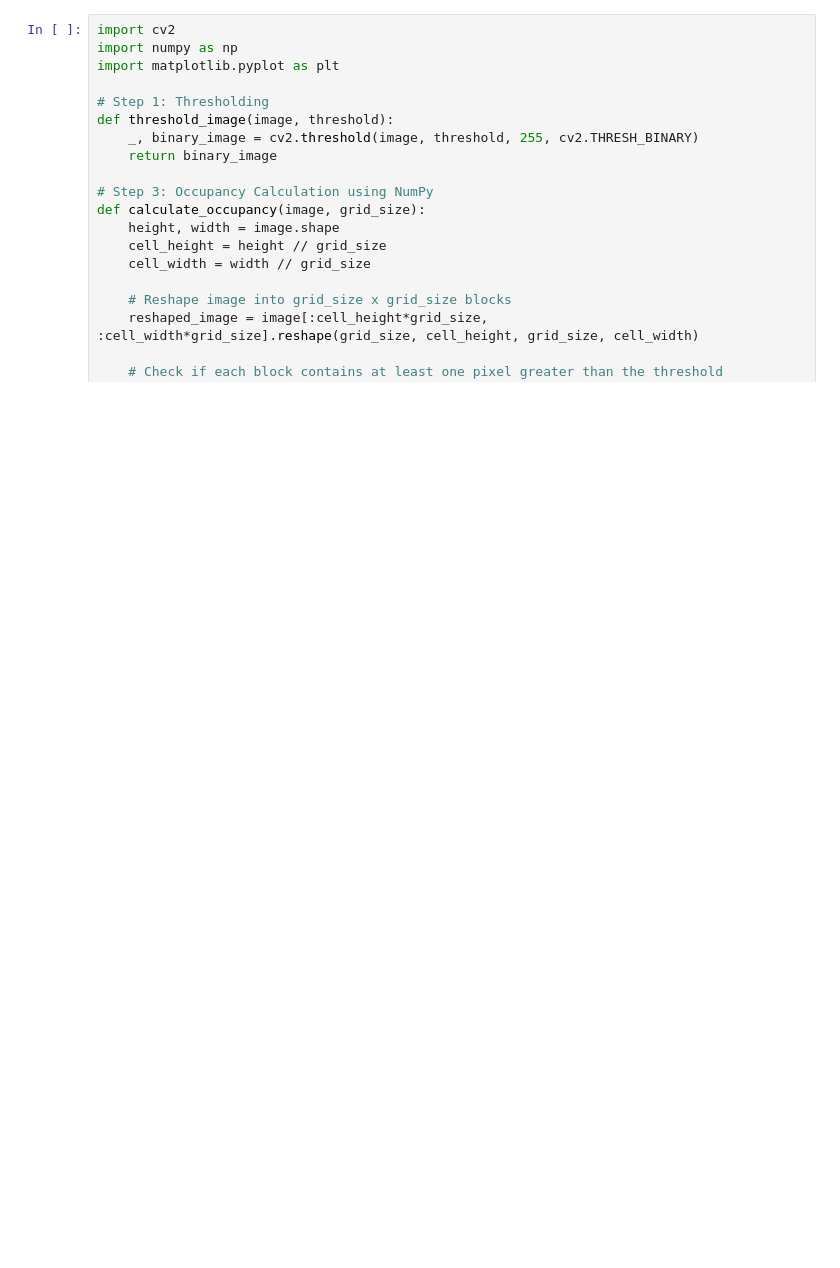
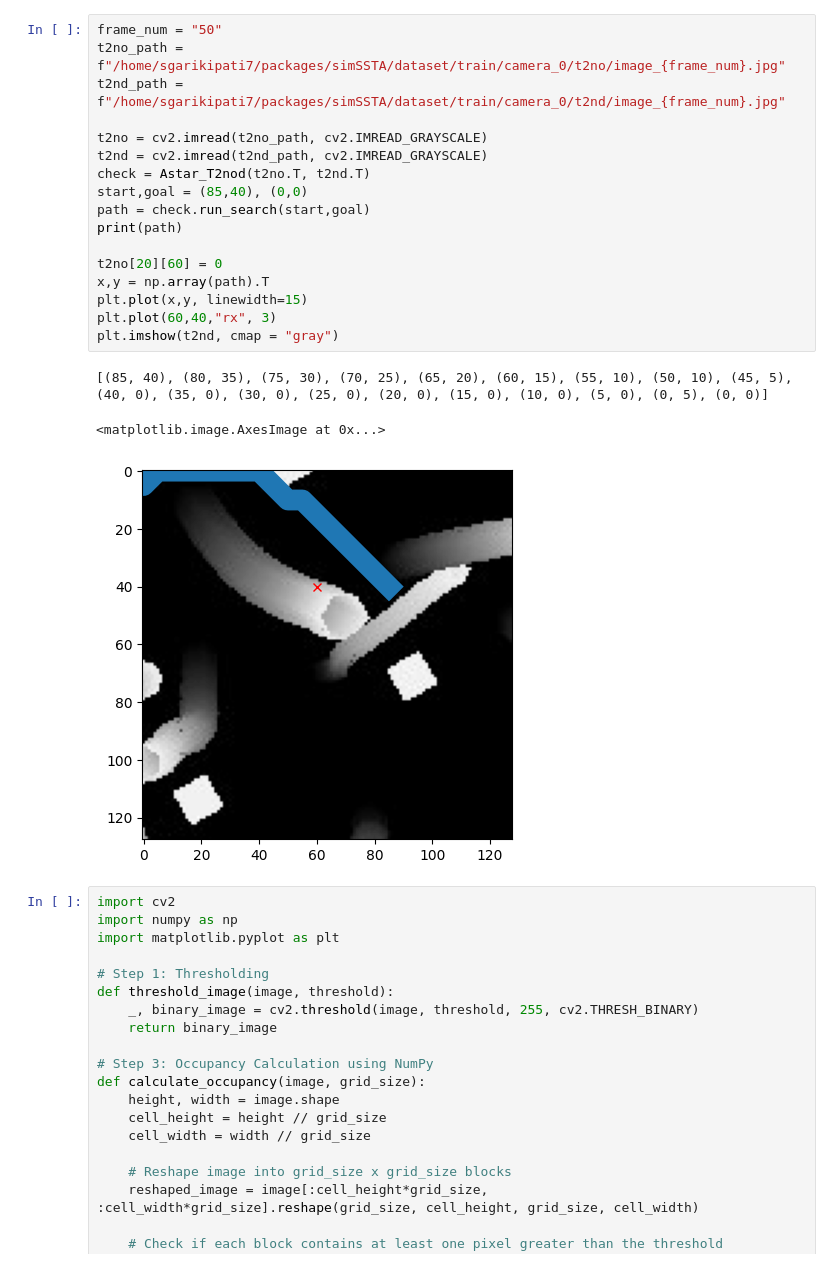
Before and after one commit to shashankGarik/simSSTA, a Jupyter notebook: Untitled-1.ipynb, the cells around one changed output. Drawn from its saved outputs; the diff is of its cells as text; blank space fills up the shorter version.

```diff
--- a/Untitled-1.ipynb
+++ b/Untitled-1.ipynb
@@ -1,3 +52,24 @@
+# %%
+frame_num = "50"
+t2no_path = f"/home/sgarikipati7/packages/simSSTA/dataset/train/camera_0/t2no/image_{frame_num}.jpg"
+t2nd_path = f"/home/sgarikipati7/packages/simSSTA/dataset/train/camera_0/t2nd/image_{frame_num}.jpg"
+
+t2no = cv2.imread(t2no_path, cv2.IMREAD_GRAYSCALE)
+t2nd = cv2.imread(t2nd_path, cv2.IMREAD_GRAYSCALE)
+check = Astar_T2nod(t2no.T, t2nd.T)
+start,goal = (85,40), (0,0)
+path = check.run_search(start,goal)
+print(path)
+
+t2no[20][60] = 0
+x,y = np.array(path).T
+plt.plot(x,y, linewidth=15)
+plt.plot(60,40,"rx", 3)
+plt.imshow(t2nd, cmap = "gray")
+# %% [output]
+[(85, 40), (80, 35), (75, 30), (70, 25), (65, 20), (60, 15), (55, 10), (50, 10), (45, 5), (40, 0), (35, 0), (30, 0), (25, 0), (20, 0), (15, 0), (10, 0), (5, 0), (0, 5), (0, 0)]
+<matplotlib.image.AxesImage at 0x...>
+[figure, added]
 # %%
 import cv2
 import numpy as np
```
Also changed, not shown: parts of 3 cells of this notebook, 8 other files.
